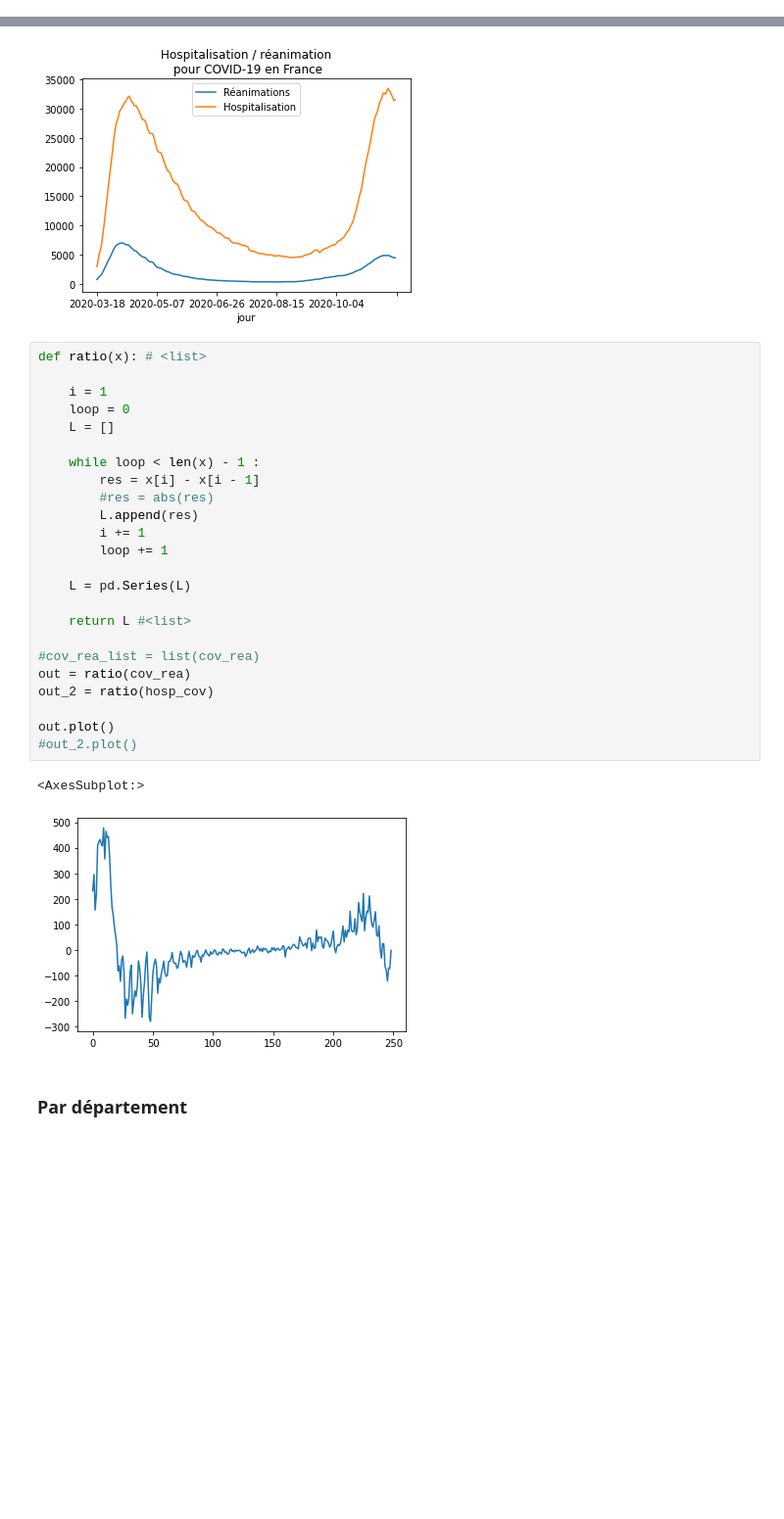
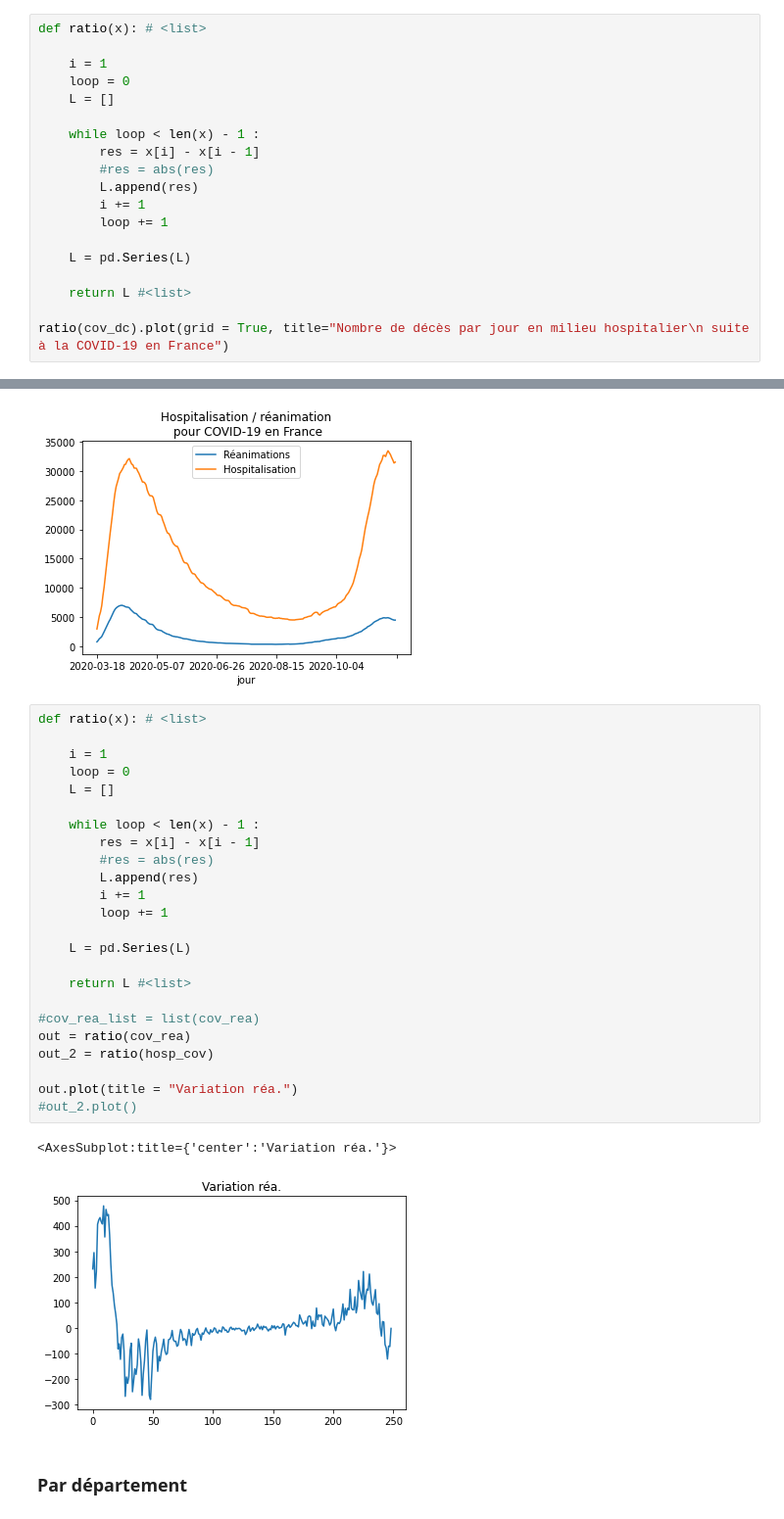
Before and after one commit to Kartmaan/Covid_19_fr, a Jupyter notebook: cov_hosp.ipynb, the cells around one changed output, grey strips where cells are left out. Shown at 98% size. Drawn from its saved outputs; the diff is of its cells as text; blank space fills up the shorter version.

```diff
--- a/cov_hosp.ipynb
+++ b/cov_hosp.ipynb
@@ -155,3 +155,22 @@ hosp_graph = hosp_cov.plot(grid=True, title="Hospitalisations pour COVID-19 en F
 [figure]
 # %% [markdown]
 #### Décès
+# %%
+def ratio(x): # <list>
+
+    i = 1
+    loop = 0
+    L = []
+
+    while loop < len(x) - 1 :
+        res = x[i] - x[i - 1]
+        #res = abs(res)
+        L.append(res)
+        i += 1
+        loop += 1
+
+    L = pd.Series(L)
+
+    return L #<list>
+
+ratio(cov_dc).plot(grid = True, title="Nombre de décès par jour en milieu hospitalier\n suite à la COVID-19 en France")
@@ -176,30 +198,30 @@ print(type(hosp_graph))
 # %%
 def ratio(x): # <list>
 
     i = 1
     loop = 0
     L = []
 
     while loop < len(x) - 1 :
         res = x[i] - x[i - 1]
         #res = abs(res)
         L.append(res)
         i += 1
         loop += 1
 
     L = pd.Series(L)
 
     return L #<list>
 
 #cov_rea_list = list(cov_rea)
 out = ratio(cov_rea)
 out_2 = ratio(hosp_cov)
 
-out.plot()
+out.plot(title = "Variation réa.")
 #out_2.plot()
 # %% [output]
-<AxesSubplot:>
+<AxesSubplot:title={'center':'Variation réa.'}>
-[figure, old version]
+[figure, new version]
 # %% [markdown]
 ### Par département
 # %%
```
Also changed, not shown: parts of 2 cells of this notebook.
